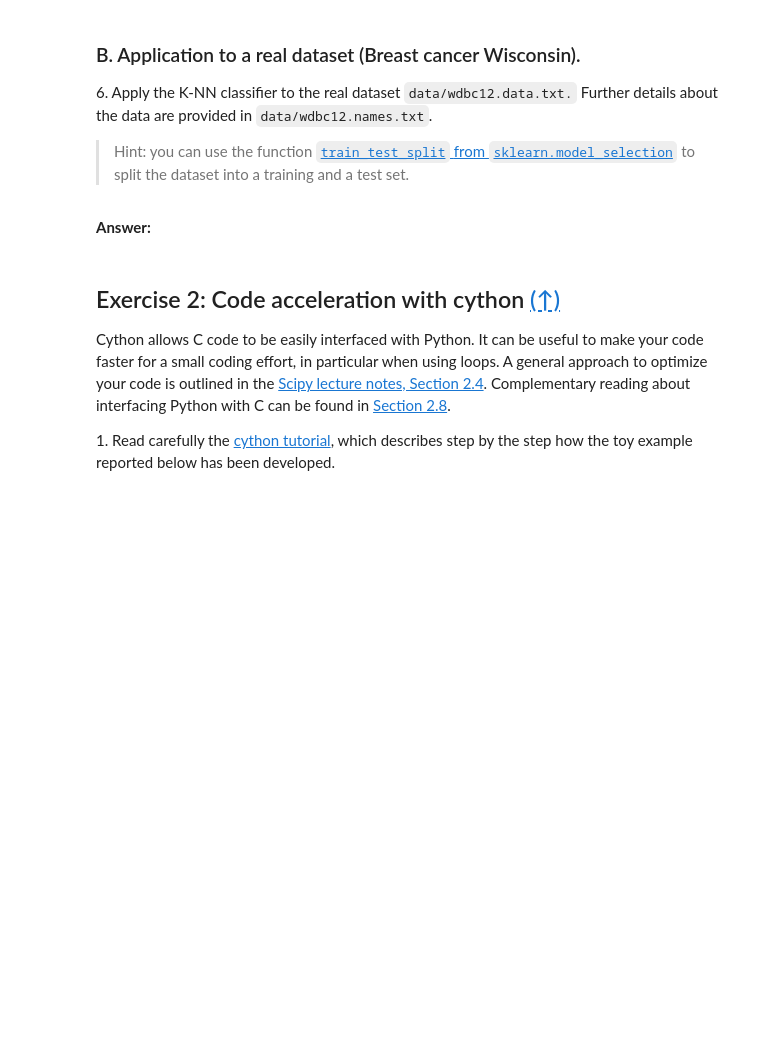
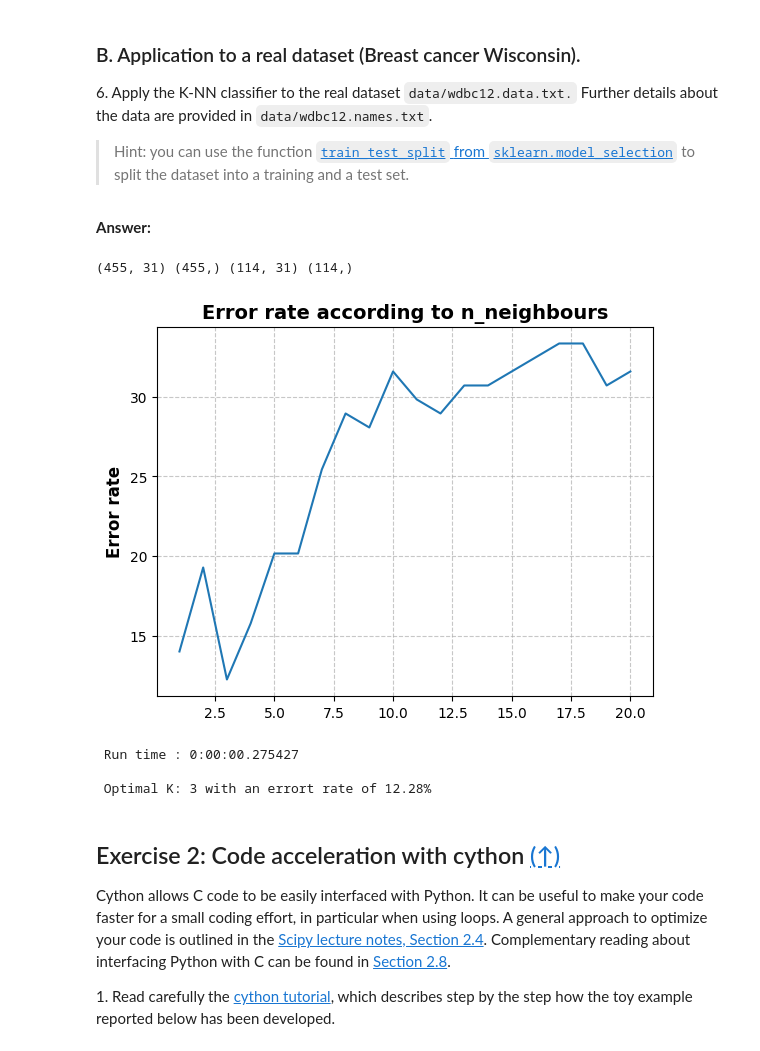
Before and after one commit to jeremdesno/python_sdia, a Jupyter notebook: Labs/Lab4/lab4.ipynb, the cells around one changed output. Cells and saved outputs as stored; diff of their text form; code cells hidden in the pictures; blank space fills up the shorter version.

```diff
--- a/Labs/Lab4/lab4.ipynb
+++ b/Labs/Lab4/lab4.ipynb
@@ -215,3 +214,49 @@ The scikit learn model is faster than the one we've implemented
+# %%
+breast = np.loadtxt('data/wdbc12.data.txt', delimiter=',')
+breast_df = pd.DataFrame(breast).rename(columns={1: 'Diagnosis'})
+# Split the dataset into a training and test set with A 80/20% ratio
+brest_train, brest_test = train_test_split(breast_df, test_size=0.2)
+
+x_train = brest_train.drop('Diagnosis', axis= 1)
+y_train = brest_train['Diagnosis']
+
+x_test = brest_test.drop('Diagnosis', axis= 1)
+y_test = brest_test['Diagnosis']
+
+print(x_train.shape, y_train.shape, x_test.shape, y_test.shape)
+# %% [output]
+(455, 31) (455,) (114, 31) (114,)
+# %%
+error_rate_breast = []
+#accuracy = []
+
+start_time = time.time()
+
+for k in range(1,21):
+    model = KNeighborsClassifier(k)
+    model.fit(x_train, y_train)
+    pred = model.predict(x_test)
+    error_rate_breast.append(100*(x_test.shape[0] -np.sum(pred == y_test))/x_test.shape[0])
+    #accuracy.append(np.sum(pred == test_df['label'])/test.shape[0])
+
+run_time = (time.time() - start_time)
+
+plt.plot(np.arange(1,21),error_rate_breast)
+plt.ylabel("Error rate", fontsize=12, fontweight='bold')
+plt.title("Error rate according to n_neighbours", fontsize=14, fontweight='bold')
+
+plt.xticks(fontsize=10)
+plt.yticks(fontsize=10)
+plt.grid(True, linestyle='--', alpha=0.7)
+
+plt.show()
+print(f"\n Run time : {datetime.timedelta(seconds=run_time)}")
+print(f"\n Optimal K: {np.arange(1,21)[np.argmin(error_rate_breast)]} with an errort rate of {round(np.min(error_rate_breast),2)}%")
+# %% [output]
+[figure, added]
+ Run time : 0:00:00.275427
+
+ Optimal K: 3 with an errort rate of 12.28%
 # %% [markdown]
 ## <a name="ex2">Exercise 2: Code acceleration with cython</a> [(&#8593;)](#content)
 
```
Also changed, not shown: parts of 2 cells of this notebook.
